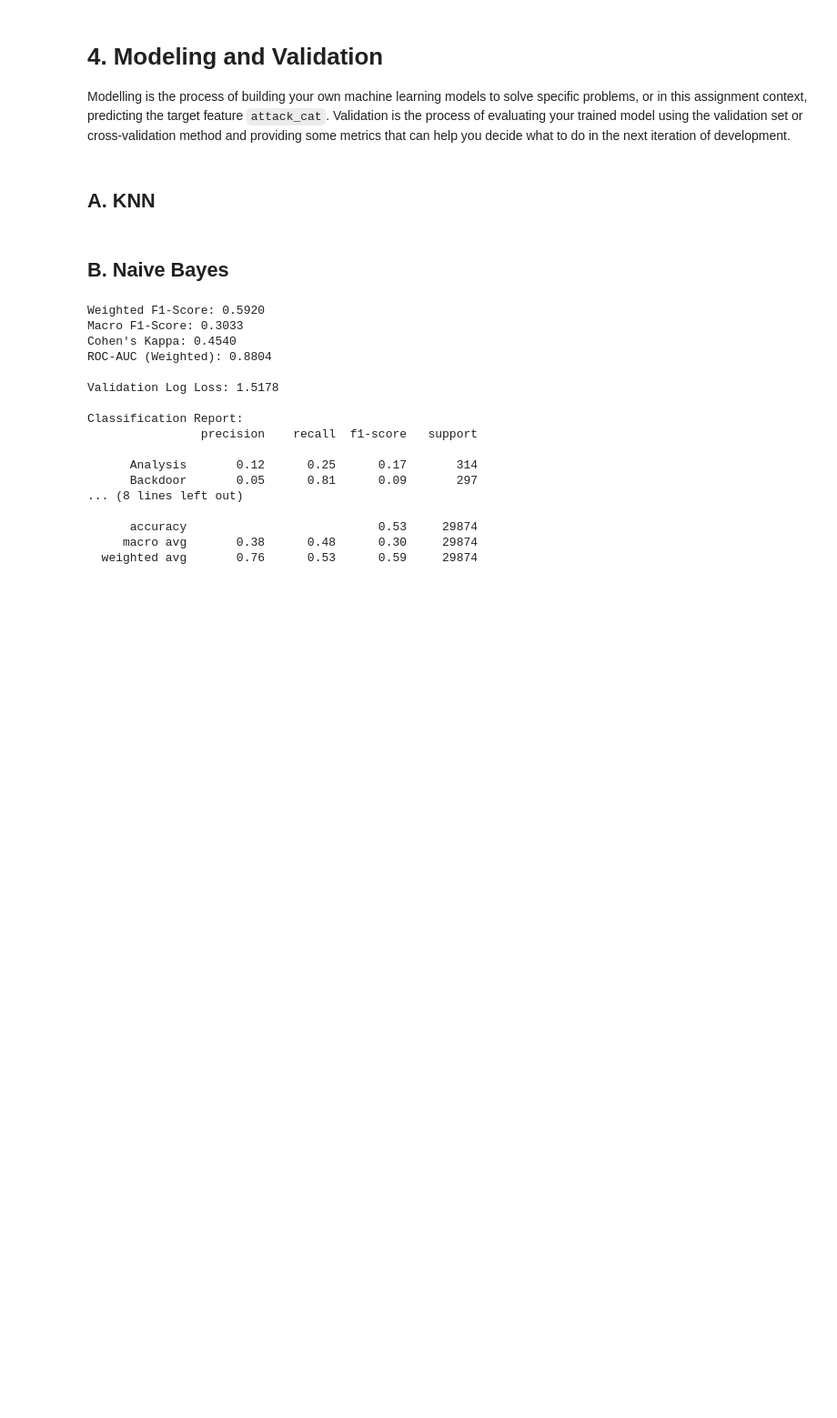
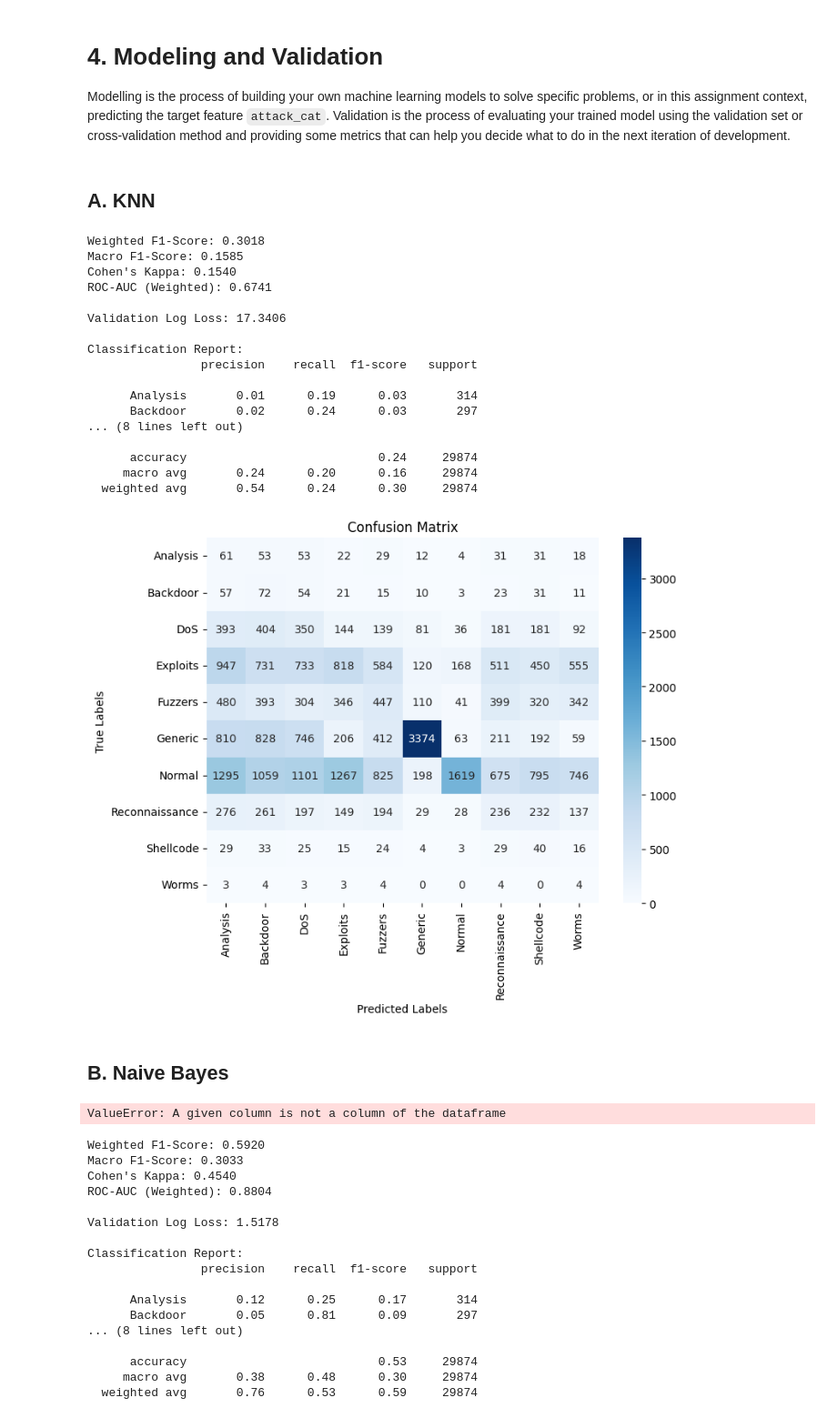
Before and after one commit to shulhajws/Tubes2AI, a Jupyter notebook: IF3170 Artificial Intelligence _ Tugas Besar 2 Notebook Template.ipynb, the cells around one changed output. Shown at 91% size. Drawn from its saved outputs; the diff is of its cells as text; code cells hidden in the pictures; blank space fills up the shorter version.

```diff
--- a/IF3170 Artificial Intelligence _ Tugas Besar 2 Notebook Template.ipynb
+++ b/IF3170 Artificial Intelligence _ Tugas Besar 2 Notebook Template.ipynb
@@ -1579,13 +1564,15 @@ plt.show()
 # %%
 from sklearn.neighbors import KNeighborsClassifier
 
+# Define the pipeline
 knn = ImbPipeline(steps=[
-    ('prep', transformer),
-    ('smote', smote),
-    ('pca', PCA(n_components=20)),
-    ('knn', KNeighborsClassifier())
+    ('prep', transformer),  # Preprocessing transformer (e.g., scaling, encoding)
+    ('smote', smote),       # SMOTE for handling imbalance
+    ('pca', PCA(n_components=20)),  # Dimensionality reduction
+    ('knn', KNeighborsClassifier())  # Classifier
 ])
 
+# Fit the pipeline
 knn.fit(x_train, y_train)
 
 # Prediction on validation set
@@ -1594,42 +1581,71 @@ y_val_pred_knn = knn.predict(x_val)
 # Class probabilities
 y_val_pred_proba_knn = knn.predict_proba(x_val)
 
-y_val_decoded = label_encoder.inverse_transform(y_val_encoded)
+# Ensure labels are consistent
+if isinstance(y_val_pred_knn[0], str):
+    y_val_pred_knn = label_encoder.transform(y_val_pred_knn)
+
+if isinstance(y_val_encoded[0], str):
+    y_val_encoded = label_encoder.transform(y_val_encoded)
 
 # Precision, Recall, F1-Score (Weighted and Macro)
 precision, recall, f1, _ = precision_recall_fscore_support(
     y_val_encoded, y_val_pred_knn, average='weighted')
 macro_f1 = f1_score(y_val_encoded, y_val_pred_knn, average='macro')
+
 print(f"Weighted F1-Score: {f1:.4f}")
 print(f"Macro F1-Score: {macro_f1:.4f}")
 
 # Cohen's Kappa
 kappa = cohen_kappa_score(y_val_encoded, y_val_pred_knn)
 print(f"Cohen's Kappa: {kappa:.4f}")
 
 # ROC-AUC (One-vs-Rest for Multi-Class)
 try:
     roc_auc = roc_auc_score(y_val_encoded, y_val_pred_proba_knn, multi_class='ovr', average='weighted')
     print(f"ROC-AUC (Weighted): {roc_auc:.4f}")
 except ValueError:
     print("ROC-AUC could not be computed for this dataset.")
 
 # Log Loss
 logloss_knn = log_loss(y_val_encoded, y_val_pred_proba_knn)
 print(f"\nValidation Log Loss: {logloss_knn:.4f}")
 
+# Decode true labels for the classification report
+y_val_decoded = label_encoder.inverse_transform(y_val_encoded)
+y_val_pred_decoded = label_encoder.inverse_transform(y_val_pred_knn)
+
 # Classification Report
 print("\nClassification Report:")
-print(classification_report(y_val_decoded, y_val_pred_knn, target_names=label_encoder.classes_))
+print(classification_report(y_val_decoded, y_val_pred_decoded, target_names=label_encoder.classes_))
 
 # Confusion Matrix
 print()
-conf_matrix = confusion_matrix(y_val_decoded, y_val_pred_knn)
+conf_matrix = confusion_matrix(y_val_decoded, y_val_pred_decoded)
 plt.figure(figsize=(8, 6))
 sns.heatmap(conf_matrix, annot=True, fmt='d', cmap='Blues', xticklabels=label_encoder.classes_, yticklabels=label_encoder.classes_)
 plt.xlabel('Predicted Labels')
 plt.ylabel('True Labels')
 plt.title('Confusion Matrix')
 plt.show()
+# %% [output]
+Weighted F1-Score: 0.3018
+Macro F1-Score: 0.1585
+Cohen's Kappa: 0.1540
+ROC-AUC (Weighted): 0.6741
+
+Validation Log Loss: 17.3406
+
+Classification Report:
+                precision    recall  f1-score   support
+
+      Analysis       0.01      0.19      0.03       314
+      Backdoor       0.02      0.24      0.03       297
+... (8 lines left out)
+
+      accuracy                           0.24     29874
+     macro avg       0.24      0.20      0.16     29874
+  weighted avg       0.54      0.24      0.30     29874
+[figure, added]
 # %% [markdown]
 ## B. Naive Bayes
@@ -1716,10 +1705,8 @@ class NaiveBayesClassifier:
 # %%
-from sklearn.naive_bayes import GaussianNB
-
 nb = ImbPipeline(steps=[
     ('prep', transformer),
     ('smote', smote),
-    ('pca', PCA(n_components=20)),
+    ('pca', PCA(n_components=15)),
     ('nb', NaiveBayesClassifier())
 ])
 
@@ -1751,7 +1738,7 @@ except ValueError:
 
 # Log Loss
 logloss_nb = log_loss(y_val_encoded, y_val_pred_proba_nb)
-print(f"\nValidation Log Loss: {logloss_nb:.4f}")
+print(f"Validation Log Loss: {logloss_nb:.4f}")
 
 # Classfication Report
 print("\nClassification Report:")
@@ -1772,6 +1759,8 @@ plt.xlabel('Predicted Labels')
 plt.ylabel('True Labels')
 plt.title('Confusion Matrix')
 plt.show()
+# %% [output]
+ValueError: A given column is not a column of the dataframe
 # %%
 from sklearn.naive_bayes import GaussianNB
 
```
Also changed, not shown: parts of 17 cells of this notebook.
